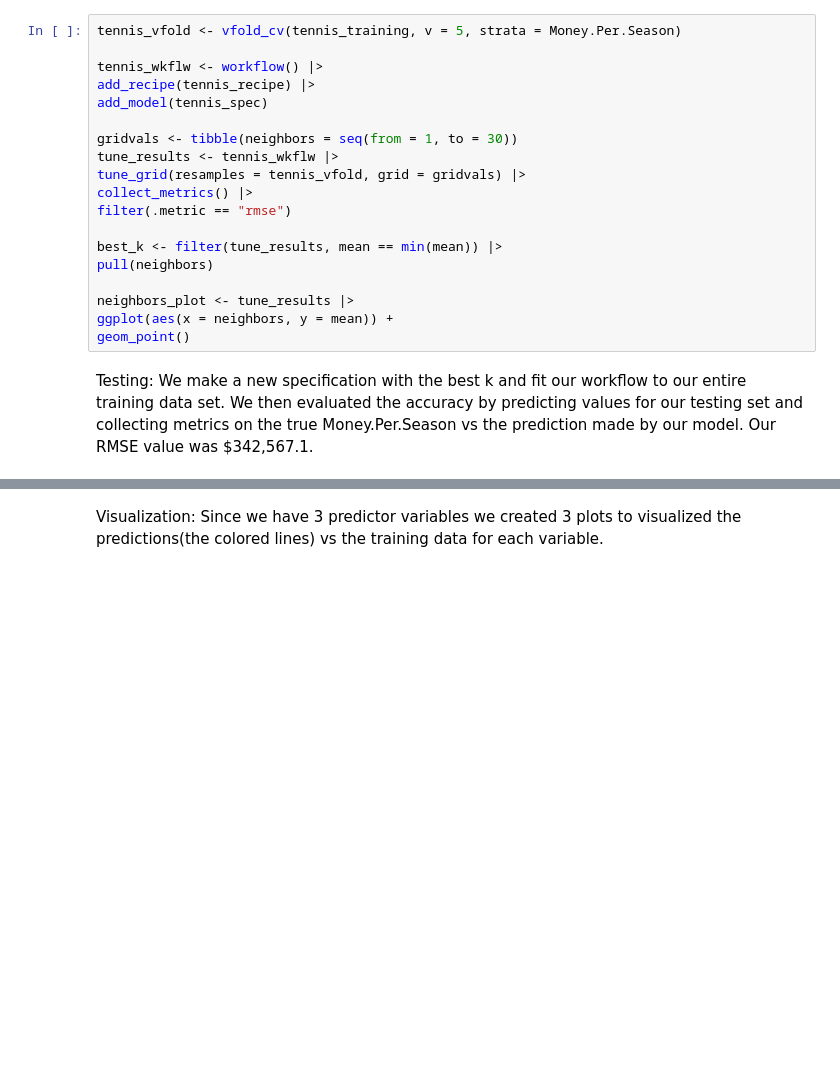
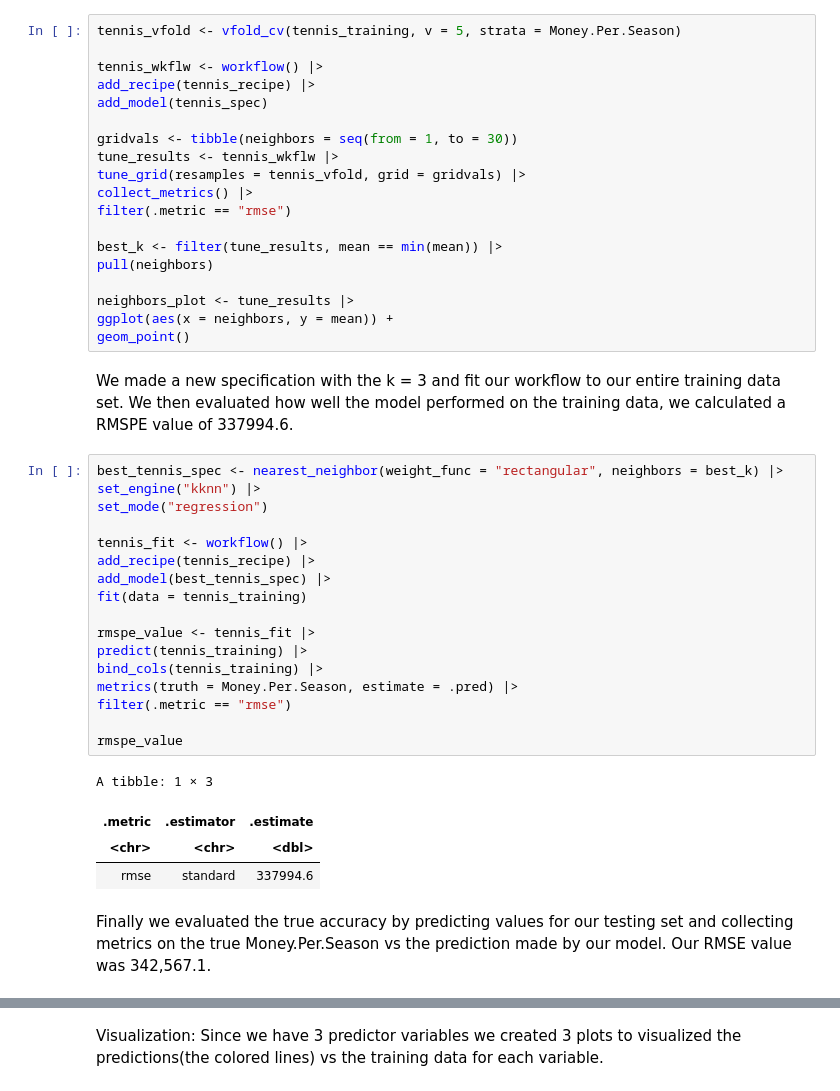
Before and after one commit to mnvibhakar/TennisSalaryProject, a Jupyter notebook: project_report.ipynb, the cells around one changed output, grey strips where cells are left out. Saved outputs shown, nothing was run; the diff lists cells and outputs as text; blank space fills up the shorter version.

```diff
--- a/project_report.ipynb
+++ b/project_report.ipynb
@@ -187,5 +187,29 @@ neighbors_plot <- tune_results |>
 ggplot(aes(x = neighbors, y = mean)) +
 geom_point()
 # %% [markdown]
-Testing: We make a new specification with the best k and fit our workflow to our entire training data set. We then evaluated the accuracy by predicting values for our testing set and collecting metrics on the true Money.Per.Season vs the prediction made by our model. Our RMSE value was $342,567.1.
+We made a new specification with the k = 3 and fit our workflow to our entire training data set. We then evaluated how well the model performed on the training data, we calculated a RMSPE value of 337994.6.
+# %%
+best_tennis_spec <- nearest_neighbor(weight_func = "rectangular", neighbors = best_k) |>
+set_engine("kknn") |>
+set_mode("regression")
+
+tennis_fit <- workflow() |>
+add_recipe(tennis_recipe) |>
+add_model(best_tennis_spec) |>
+fit(data = tennis_training)
+
+rmspe_value <- tennis_fit |>
+predict(tennis_training) |>
+bind_cols(tennis_training) |>
+metrics(truth = Money.Per.Season, estimate = .pred) |>
+filter(.metric == "rmse")
+
+rmspe_value
+# %% [output]
+A tibble: 1 × 3
+| .metric | .estimator | .estimate |
+| <chr> | <chr> | <dbl> |
+| rmse | standard | 337994.6 |
+# %% [markdown]
+Finally we evaluated the true accuracy by predicting values for our testing set and collecting metrics on the true Money.Per.Season vs the prediction made by our model. Our RMSE value was 342,567.1.
 # %%
```
Also changed, not shown: parts of 3 cells of this notebook.
